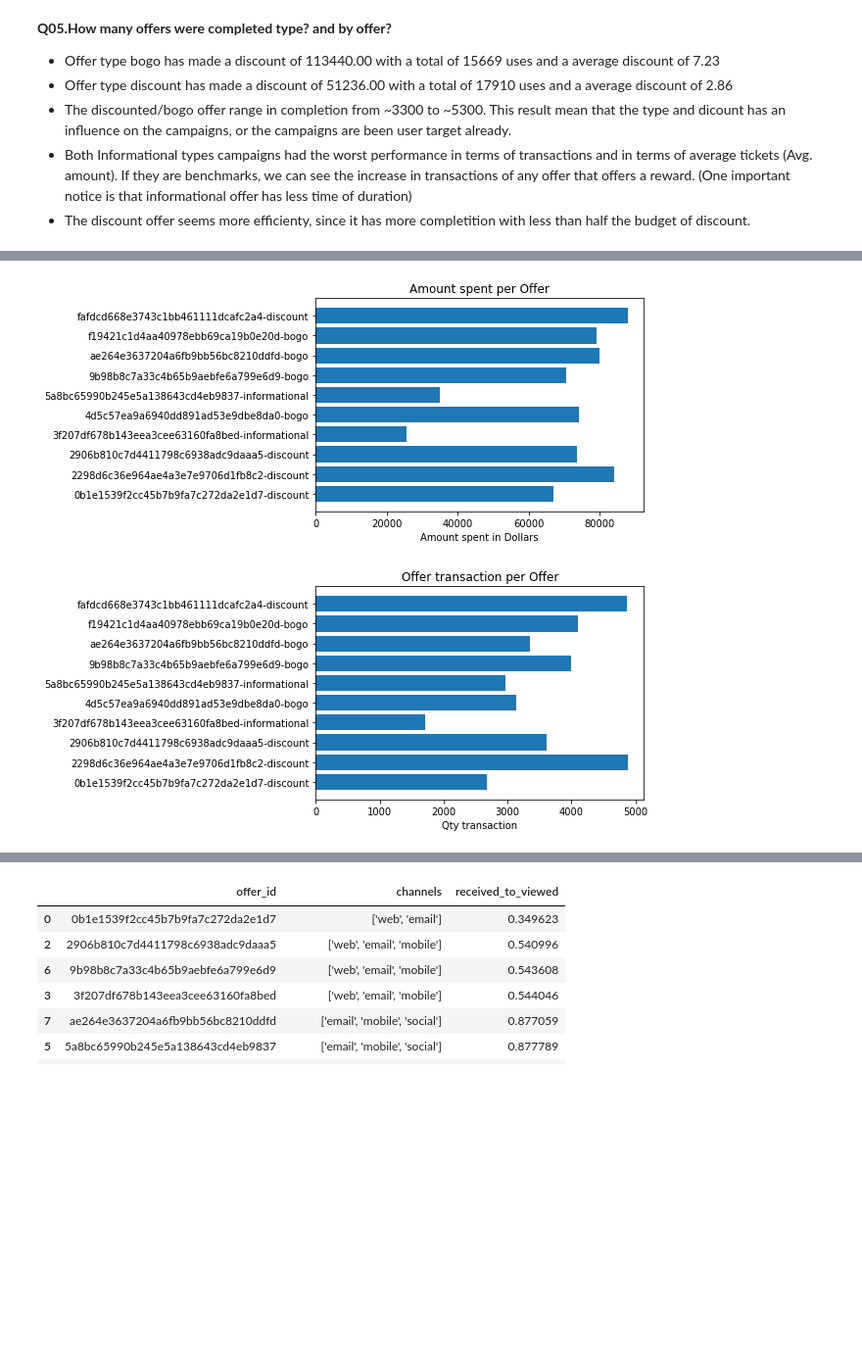
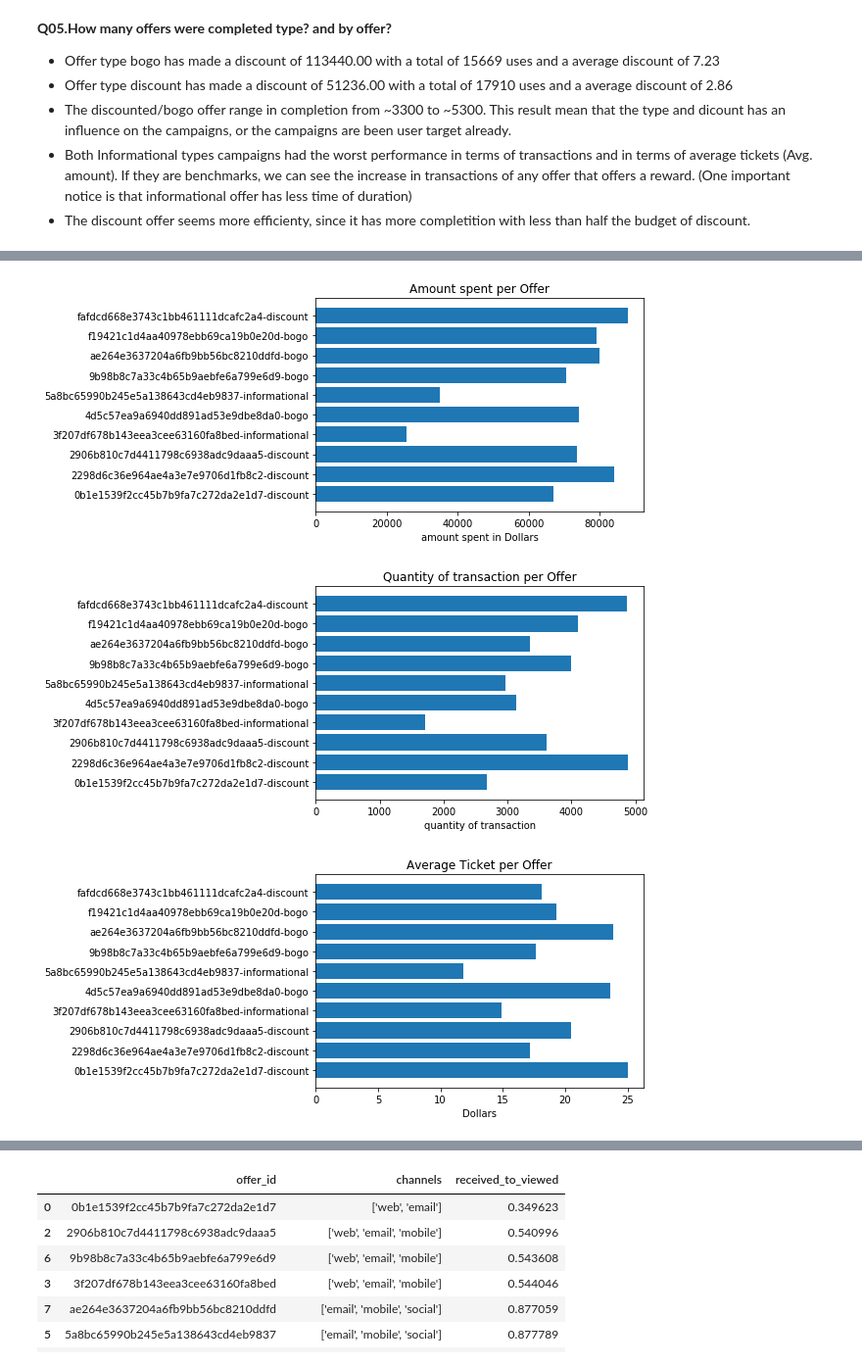
Before and after one commit to RenanVieiraDias/study__udacity_capstone_project, a Jupyter notebook: Starbucks_Capstone_notebook.ipynb, the cells around one changed output, grey strips where cells are left out. Shown at 98% size. Cells and saved outputs as stored; diff of their text form; code cells hidden in the pictures; blank space fills up the shorter version.

```diff
--- a/Starbucks_Capstone_notebook.ipynb
+++ b/Starbucks_Capstone_notebook.ipynb
@@ -730,44 +734,55 @@ fafdcd668e3743c1bb461111dcafc2a4-discount made a discount of 10634.0 with a tota
 q05_df = df_events
 q05_df['offer_id_type'] = q05_df['offer_id_fix'] + '-' + q05_df['offer_type']
 q05_reward = q05_df[q05_df['event']=='transaction'].groupby(['offer_id_type']).agg({'amount':['sum','count']}).reset_index()
+q05_reward['average_ticket'] = (q05_reward['amount']['sum']/q05_reward['amount']['count']).apply(lambda x: round(x,2))
 for each in q05_reward.index:
     print('Amount of {} with {} transactions and a average ticket of {} from {}'.format(
         str(q05_reward.loc[each]['amount']['sum']),
         str(q05_reward.loc[each]['amount']['count']),
-        str(round((q05_reward.loc[each]['amount']['sum']/q05_reward.loc[each]['amount']['count']),2)),
+        str(q05_reward.loc[each]['average_ticket'][0]),
         str(q05_reward.loc[each]['offer_id_type'][0])
     ))
 
 x = q05_reward['offer_id_type']
 y = q05_reward['amount']['sum']
 
 fig, ax = plt.subplots()
 ax.barh(x, width=y)
-ax.set_xlabel('Amount spent in Dollars')
+ax.set_xlabel('amount spent in Dollars')
 ax.set_title('Amount spent per Offer')
 plt.show()
 
 x = q05_reward['offer_id_type']
 y = q05_reward['amount']['count']
 
 fig, ax = plt.subplots()
 ax.barh(x, width=y)
-ax.set_xlabel('Qty transaction')
-ax.set_title('Offer transaction per Offer')
+ax.set_xlabel('quantity of transaction')
+ax.set_title('Quantity of transaction per Offer')
 plt.show()
+
+x = q05_reward['offer_id_type']
+y = q05_reward['average_ticket']
+
+fig, ax = plt.subplots()
+ax.barh(x, width=y)
+ax.set_xlabel('Dollars')
+ax.set_title('Average Ticket per Offer')
+plt.show()
 # %% [output]
 Amount of 66865.01000000002 with 2669 transactions and a average ticket of 25.05 from 0b1e1539f2cc45b7b9fa7c272da2e1d7-discount
 Amount of 84066.31999999972 with 4884 transactions and a average ticket of 17.21 from 2298d6c36e964ae4a3e7e9706d1fb8c2-discount
 Amount of 73756.14999999966 with 3608 transactions and a average ticket of 20.44 from 2906b810c7d4411798c6938adc9daaa5-discount
 Amount of 25530.000000000004 with 1713 transactions and a average ticket of 14.9 from 3f207df678b143eea3cee63160fa8bed-informational
 Amount of 74174.47000000006 with 3141 transactions and a average ticket of 23.61 from 4d5c57ea9a6940dd891ad53e9dbe8da0-bogo
 Amount of 35022.98000000009 with 2966 transactions and a average ticket of 11.81 from 5a8bc65990b245e5a138643cd4eb9837-informational
 Amount of 70461.29000000011 with 3991 transactions and a average ticket of 17.66 from 9b98b8c7a33c4b65b9aebfe6a799e6d9-bogo
 Amount of 80020.43999999989 with 3355 transactions and a average ticket of 23.85 from ae264e3637204a6fb9bb56bc8210ddfd-bogo
 Amount of 79253.98999999983 with 4103 transactions and a average ticket of 19.32 from f19421c1d4aa40978ebb69ca19b0e20d-bogo
 Amount of 88026.0099999997 with 4866 transactions and a average ticket of 18.09 from fafdcd668e3743c1bb461111dcafc2a4-discount
 [figure]
-[figure, old version]
+[figure, new version]
+[figure, added]
 # %% [markdown]
 <a name="Q06"></a>
 **Q06.How is the funnel performance by channel?**
```
Also changed, not shown: parts of 7 cells of this notebook, 1 other file.
